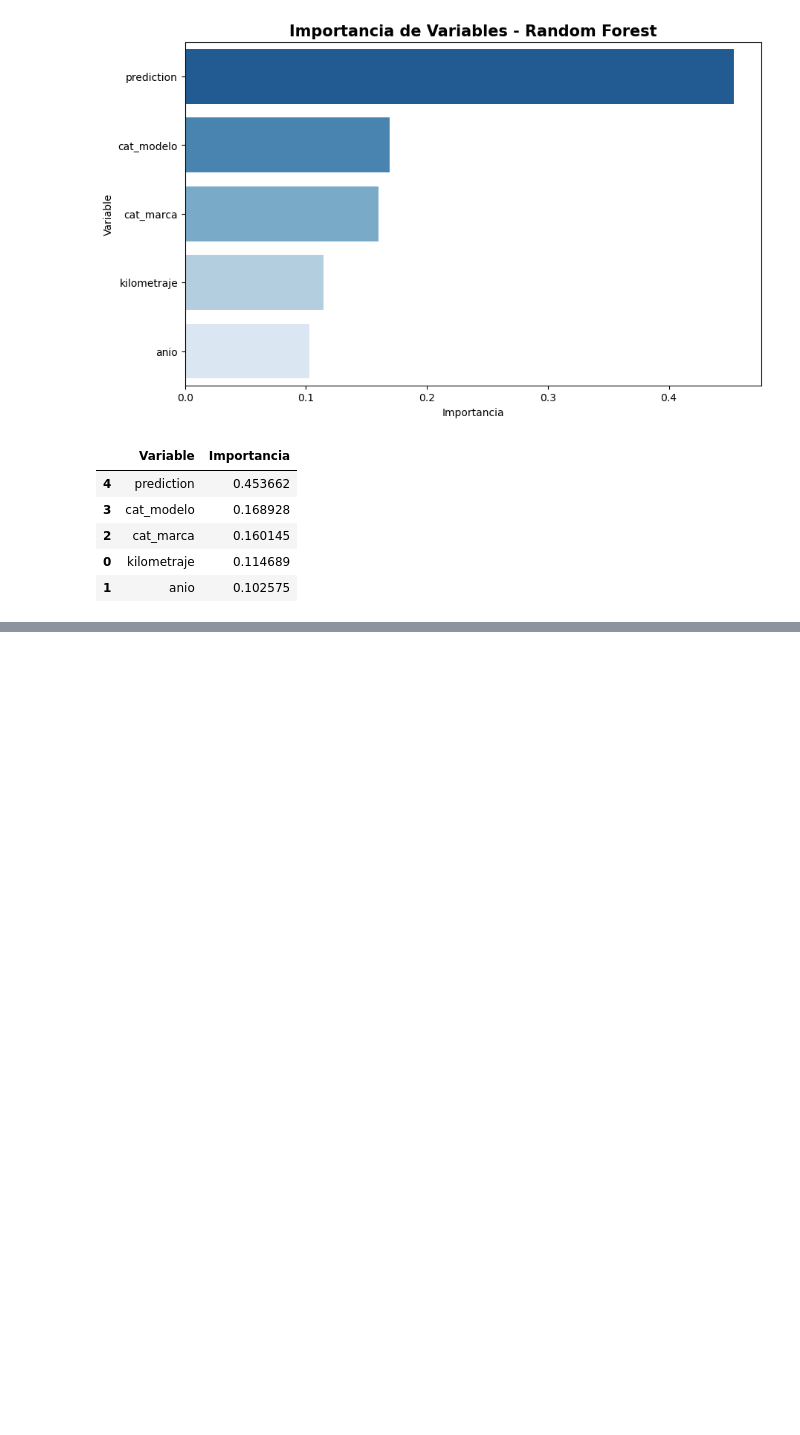
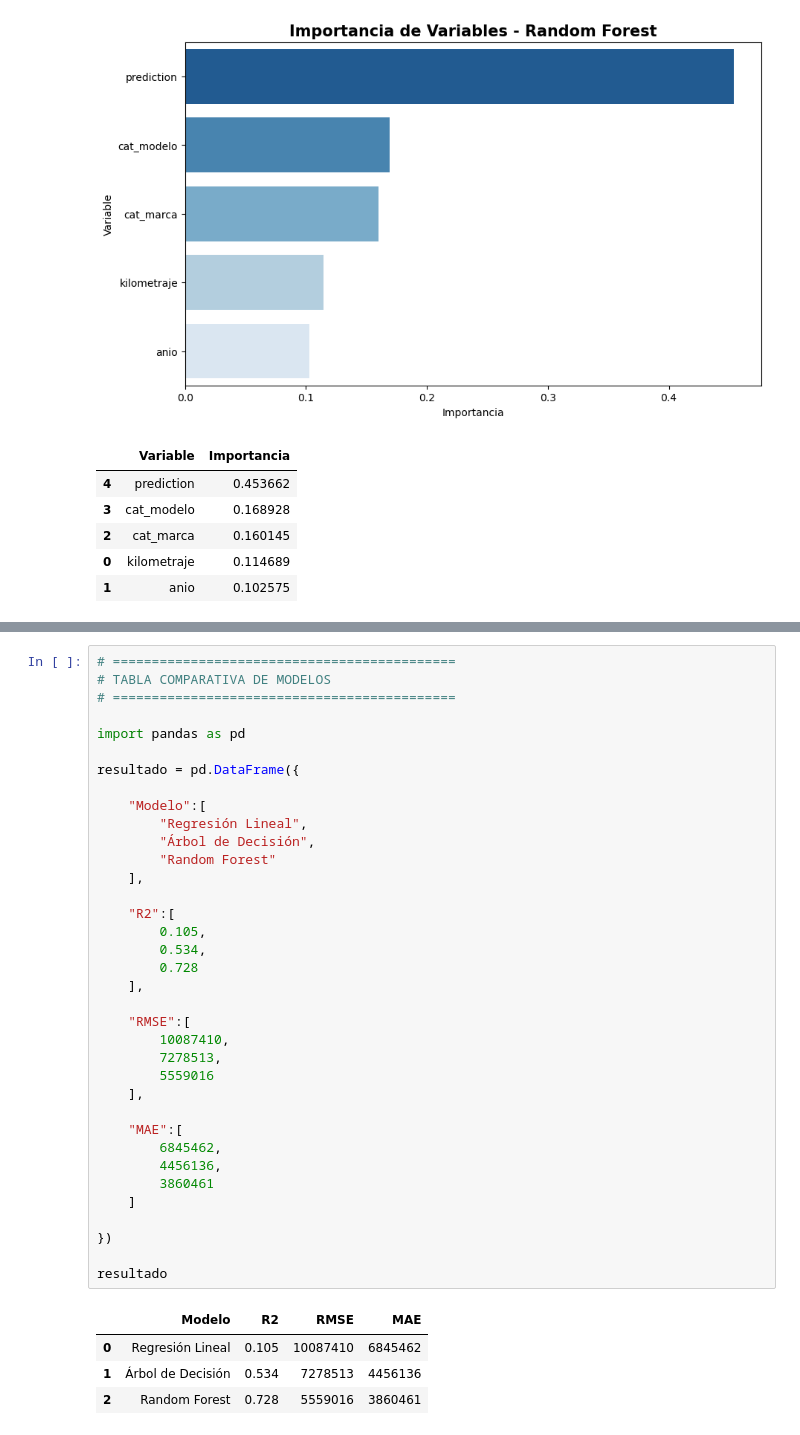
Before and after one commit to IICG-Coquimbo/practica-proyecto-autotec, a Jupyter notebook: autotec/supervisado_regresion_dani.ipynb, the cells around one changed output, grey strips where cells are left out. Cells and saved outputs as stored; diff of their text form; blank space fills up the shorter version.

```diff
--- a/autotec/supervisado_regresion_dani.ipynb
+++ b/autotec/supervisado_regresion_dani.ipynb
@@ -510,0 +502,41 @@ NameError: name 'resultado' is not defined
+# %%
+# ============================================
+# TABLA COMPARATIVA DE MODELOS
+# ============================================
+
+import pandas as pd
+
+resultado = pd.DataFrame({
+
+    "Modelo":[
+        "Regresión Lineal",
+        "Árbol de Decisión",
+        "Random Forest"
+    ],
+
+    "R2":[
+        0.105,
+        0.534,
+        0.728
+    ],
+
+    "RMSE":[
+        10087410,
+        7278513,
+        5559016
+    ],
+
+    "MAE":[
+        6845462,
+        4456136,
+        3860461
+    ]
+
+})
+
+resultado
+# %% [output]
+|  | Modelo | R2 | RMSE | MAE |
+| 0 | Regresión Lineal | 0.105 | 10087410 | 6845462 |
+| 1 | Árbol de Decisión | 0.534 | 7278513 | 4456136 |
+| 2 | Random Forest | 0.728 | 5559016 | 3860461 |
```
Also changed, not shown: parts of 9 cells of this notebook.
